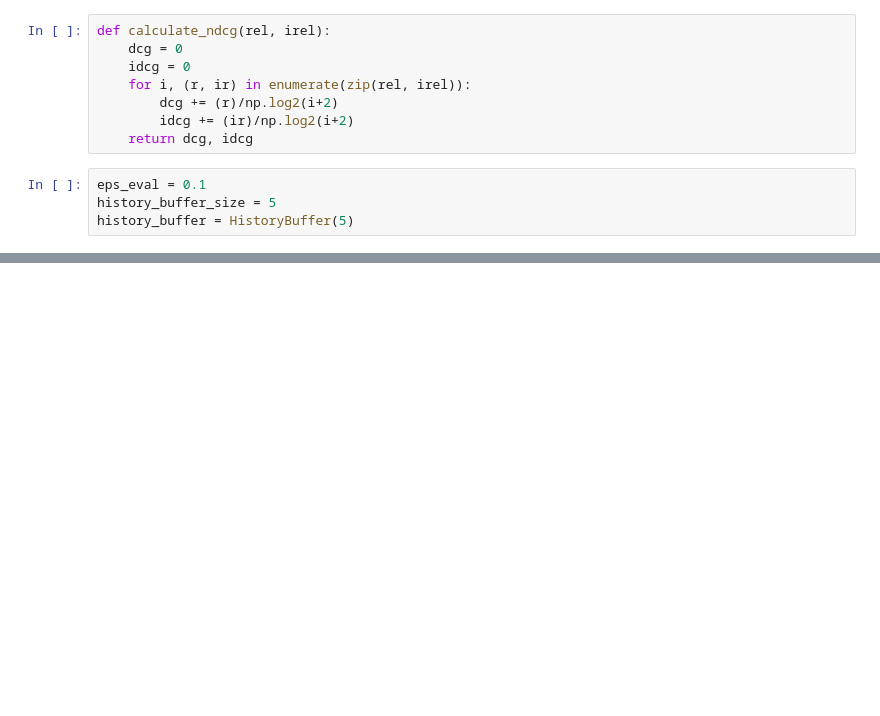
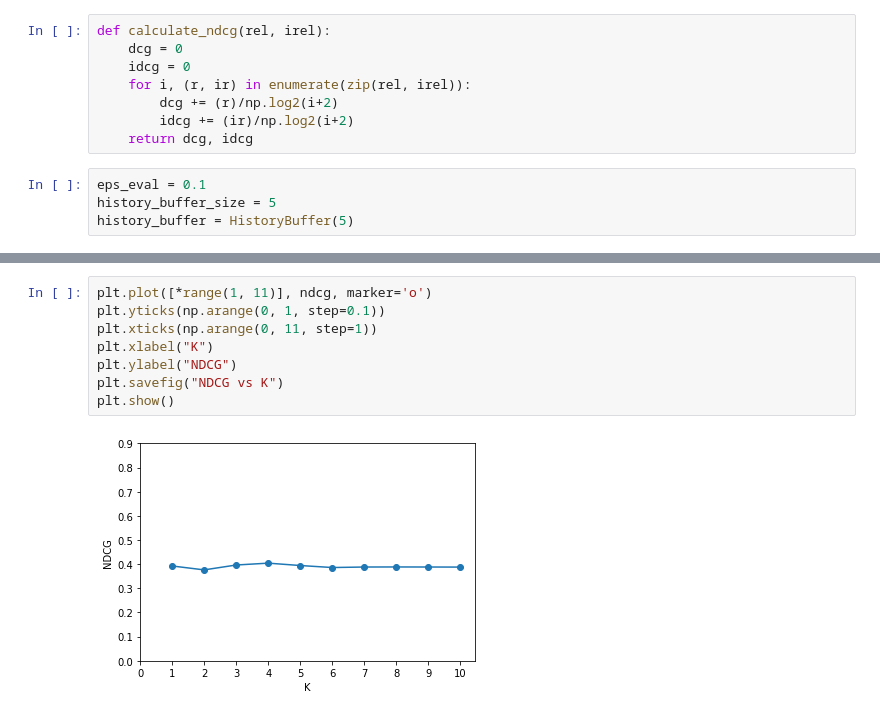
Before and after one commit to ankurdhuriya/drr_restaurants, a Jupyter notebook: drr_testing_eComm.ipynb, the cells around one changed output, grey strips where cells are left out. Saved outputs shown, nothing was run; the diff lists cells and outputs as text; blank space fills up the shorter version.

```diff
--- a/drr_testing_eComm.ipynb
+++ b/drr_testing_eComm.ipynb
@@ -185,0 +239,10 @@ T 25 mean precision 0.37, mean_ndcg 0.37, total steps/users 1791
+# %%
+plt.plot([*range(1, 11)], ndcg, marker='o')
+plt.yticks(np.arange(0, 1, step=0.1))
+plt.xticks(np.arange(0, 11, step=1))
+plt.xlabel("K")
+plt.ylabel("NDCG")
+plt.savefig("NDCG vs K")
+plt.show()
+# %% [output]
+[figure, added]
```
Also changed, not shown: parts of 30 cells of this notebook, 1 other file.
